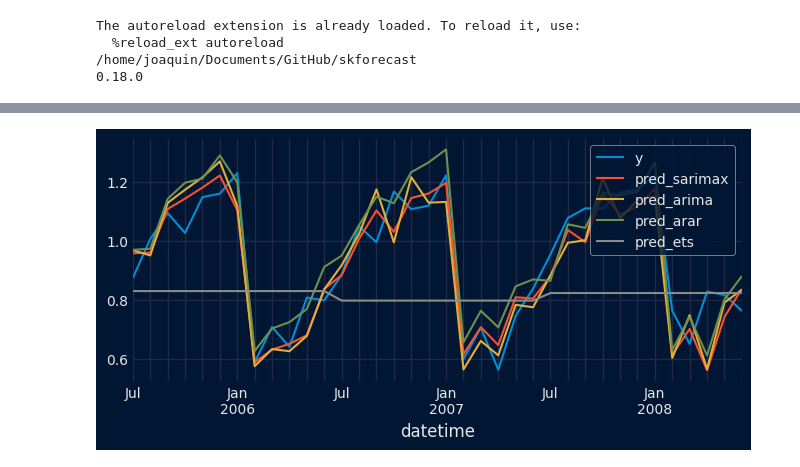
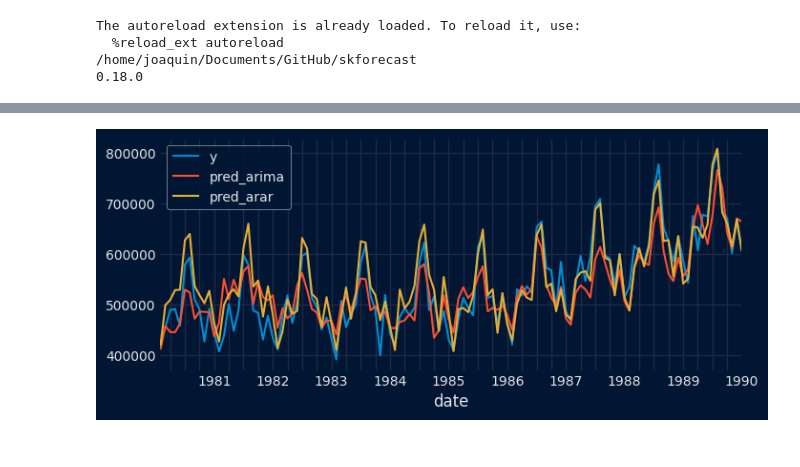
Before and after one commit to skforecast/skforecast, a Jupyter notebook: dev/arima_aeon.ipynb, the cells around one changed output, grey strips where cells are left out. Cells and saved outputs as stored; diff of their text form; code cells hidden in the pictures.

```diff
--- a/dev/arima_aeon.ipynb
+++ b/dev/arima_aeon.ipynb
@@ -40,0 +36,12 @@ data.index.name = 'datetime'
+# %%
+# Download data
+# ==============================================================================
+data = fetch_dataset(name='fuel_consumption', raw=True)
+data = data[['Fecha', 'Gasolinas']]
+data = data.rename(columns={'Fecha':'date', 'Gasolinas':'litters'})
+data['date'] = pd.to_datetime(data['date'], format='%Y-%m-%d')
+data = data.set_index('date')
+data = data.loc[:'1990-01-01 00:00:00']
+data = data.asfreq('MS')
+data['y'] = data['litters']
+data = data[['y']]
@@ -41,7 +64,8 @@ data.index.name = 'datetime'
 # %%
 # Train-test dates
-# ==============================================================================
-end_train = '2005-06-01 23:59:59'
+# ======================================================================================
+set_dark_theme()
+end_train = '1980-01-01 23:59:59'
 print(
     f"Train dates : {data.index.min()} --- {data.loc[:end_train].index.max()}  "
     f"(n={len(data.loc[:end_train])})"
@@ -54,9 +78,10 @@ data_train = data.loc[:end_train]
 data_test  = data.loc[end_train:]
 
 # Plot
-# ==============================================================================
-set_dark_theme()
-fig, ax = plt.subplots(figsize=(7, 3))
-data.plot(ax=ax)
+# ======================================================================================
+fig, ax=plt.subplots(figsize=(7, 3))
+data_train['y'].plot(ax=ax, label='train')
+data_test['y'].plot(ax=ax, label='test')
+ax.set_title('Monthly fuel consumption in Spain')
 ax.legend();
 # %% [output]
@@ -193,7 +219,7 @@ metric_sarimax, pred_sarimax = backtesting_stats(
                 )
 # %%
 forecaster = ForecasterStats(
-                 regressor=ARIMA(p=12, d=1, q=1, iterations=1000),
+                 regressor=ARIMA(p=13, d=1, q=13, iterations=1000),
              )
 metric_arima, pred_arima = backtesting_stats(
                     forecaster = forecaster,
@@ -234,10 +260,10 @@ MAE ets    : 0.2026519577955612
 # %%
 fig, ax = plt.subplots(figsize=(7, 3))
 data['y'].loc[data_test.index].plot(ax=ax, label='y')
-pred_sarimax['pred'].plot(ax=ax, label='pred_sarimax')
+# pred_sarimax['pred'].plot(ax=ax, label='pred_sarimax')
 pred_arima['pred'].plot(ax=ax, label='pred_arima')
 pred_arar['pred'].plot(ax=ax, label='pred_arar')
-pred_ets['pred'].plot(ax=ax, label='pred_ets')
+# pred_ets['pred'].plot(ax=ax, label='pred_ets')
 ax.legend();
 # %% [output]
-[figure, old version]
+[figure, new version]
```
Also changed, not shown: parts of 10 cells of this notebook.
